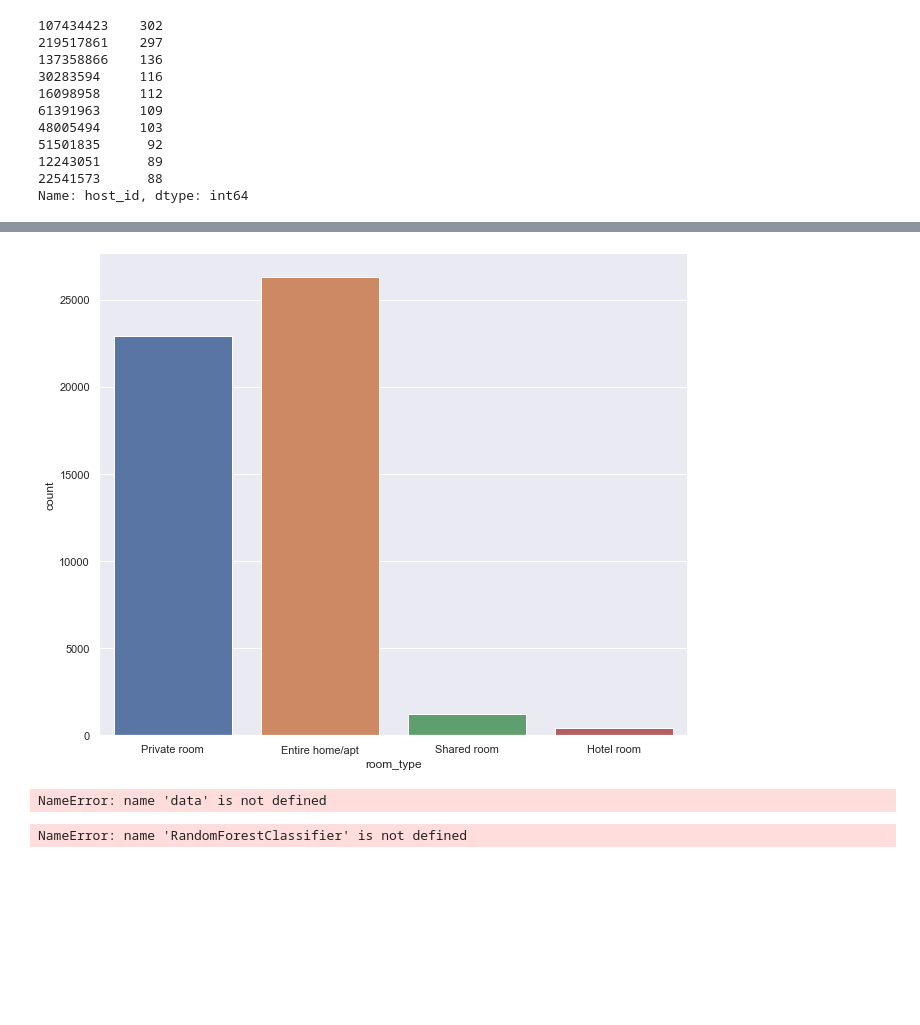
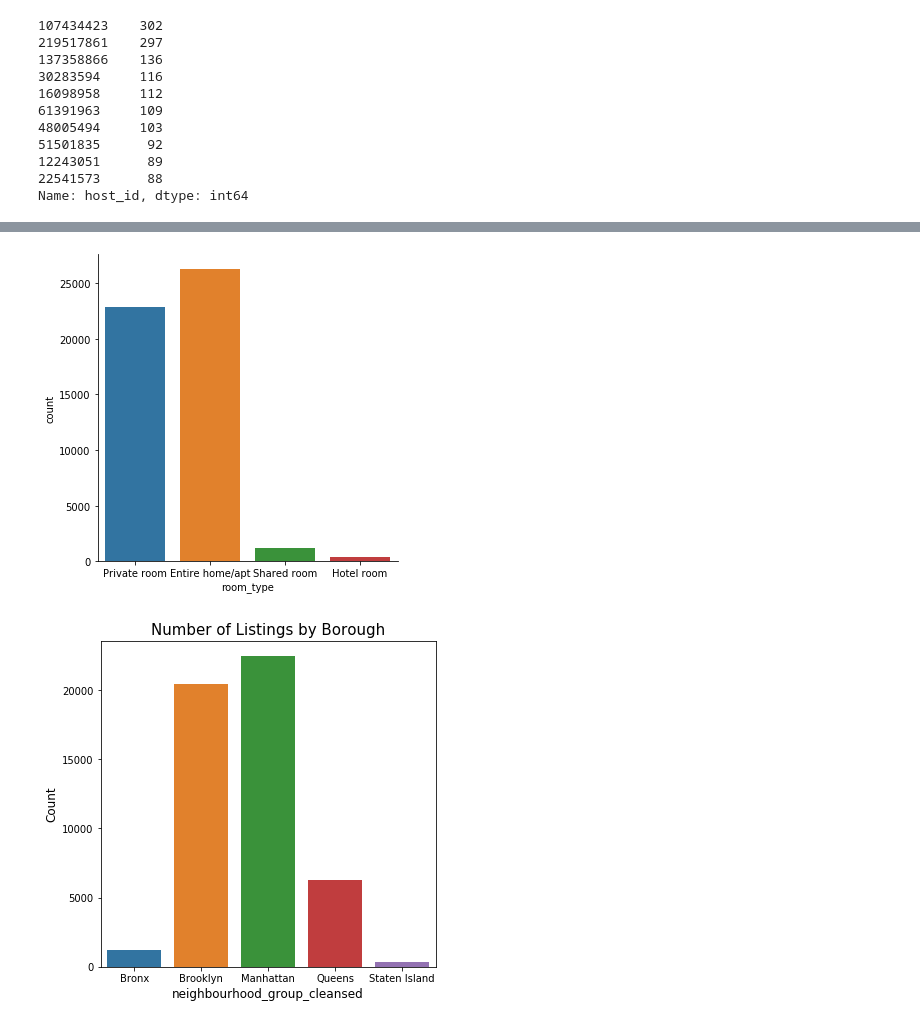
Before and after one commit to dcollaguazo/Airbnb-Price-Prediction, a Jupyter notebook: variable_exploration/Aisha/Aisha_Airbnb_Dataset.ipynb, the cells around one changed output, grey strips where cells are left out. Saved outputs shown, nothing was run; the diff lists cells and outputs as text; code cells hidden in the pictures; blank space fills up the shorter version.

```diff
--- a/variable_exploration/Aisha/Aisha_Airbnb_Dataset.ipynb
+++ b/variable_exploration/Aisha/Aisha_Airbnb_Dataset.ipynb
@@ -93,10 +93,25 @@ sns.scatterplot(x= data['latitude'], y=data['longitude'])
 # %%
 #visualization for type of room
 sns.catplot(x='room_type', kind='count' ,data=data)
 fig = plt.gcf()
-fig.set_size_inches(10, 8)
+fig.set_size_inches(5, 5)
 # %% [output]
-[figure, old version]
+[figure, new version]
+# %%
+#Get a count by borough
+borough_count = data.groupby('neighbourhood_group_cleansed').agg('count').reset_index()
+
+#listings by borough
+fig, ax1 = plt.subplots(1,1, figsize=(6,6)
+                       )
+sns.barplot(x='neighbourhood_group_cleansed', y='id', data=borough_count, ax=ax1)
+
+ax1.set_title('Number of Listings by Borough', fontsize=15)
+ax1.set_xlabel('neighbourhood_group_cleansed', fontsize=12)
+ax1.set_ylabel('Count', fontsize=12)
+ax1.tick_params(axis='both', labelsize=10)
+# %% [output]
+[figure, added]
 # %%
 #function to replace
 def convert_bool(row):
@@ -117,13 +135,7 @@ def convert_string_to_int(row):
 
 from sklearn.model_selection import train_test_split
 
-X = data["reviews_per_month", "bathrooms", "bedrooms"]
+X = data[["reviews_per_month", "bathrooms", "bedrooms"]]
 y = data["price"]
 
 X_train, X_test, y_train, y_test = train_test_split(X, y, test_size=0.4)
-# %% [output]
-NameError: name 'data' is not defined
-# %%
-model = RandomForestClassifier()
-# %% [output]
-NameError: name 'RandomForestClassifier' is not defined
```
Also changed, not shown: parts of 5 cells of this notebook.
